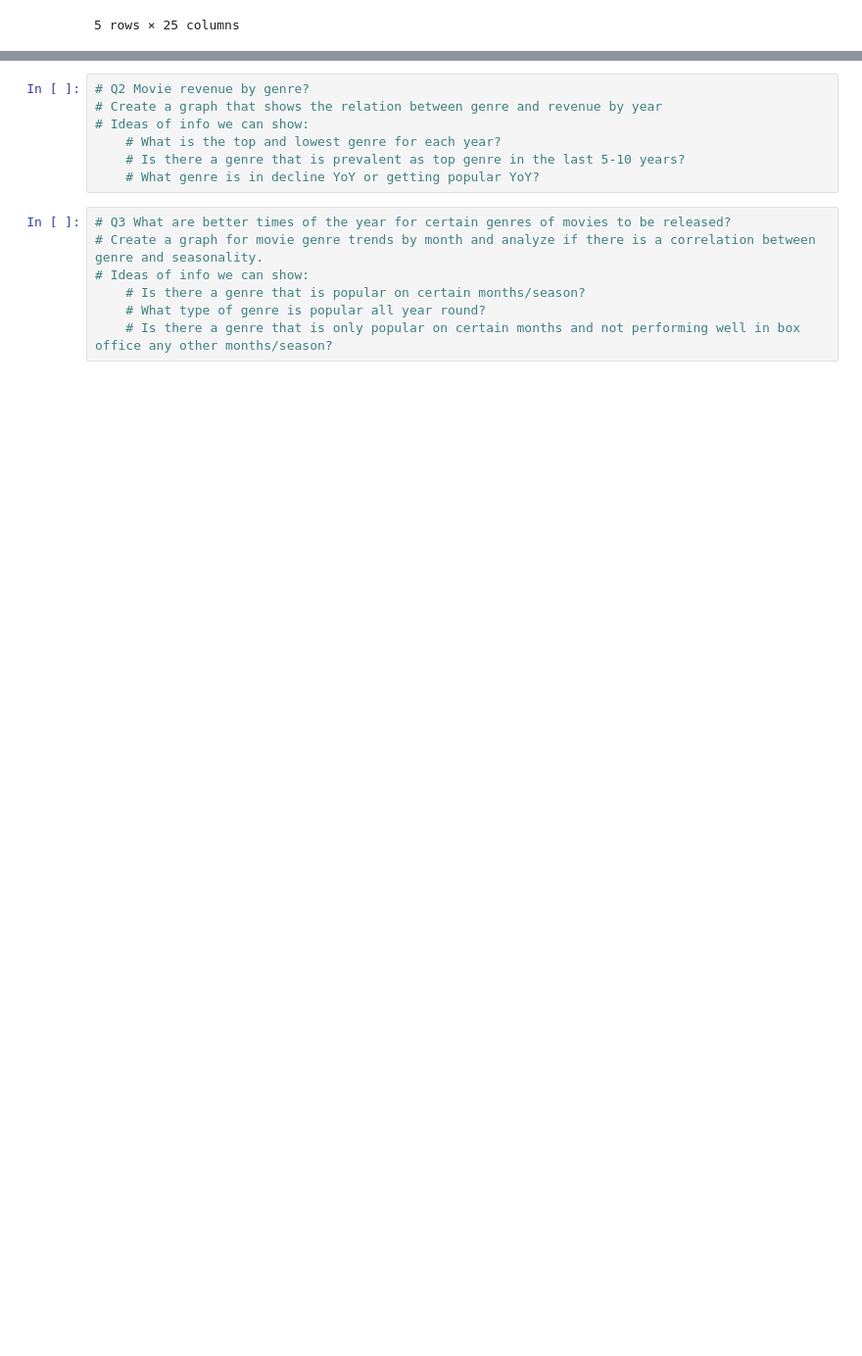
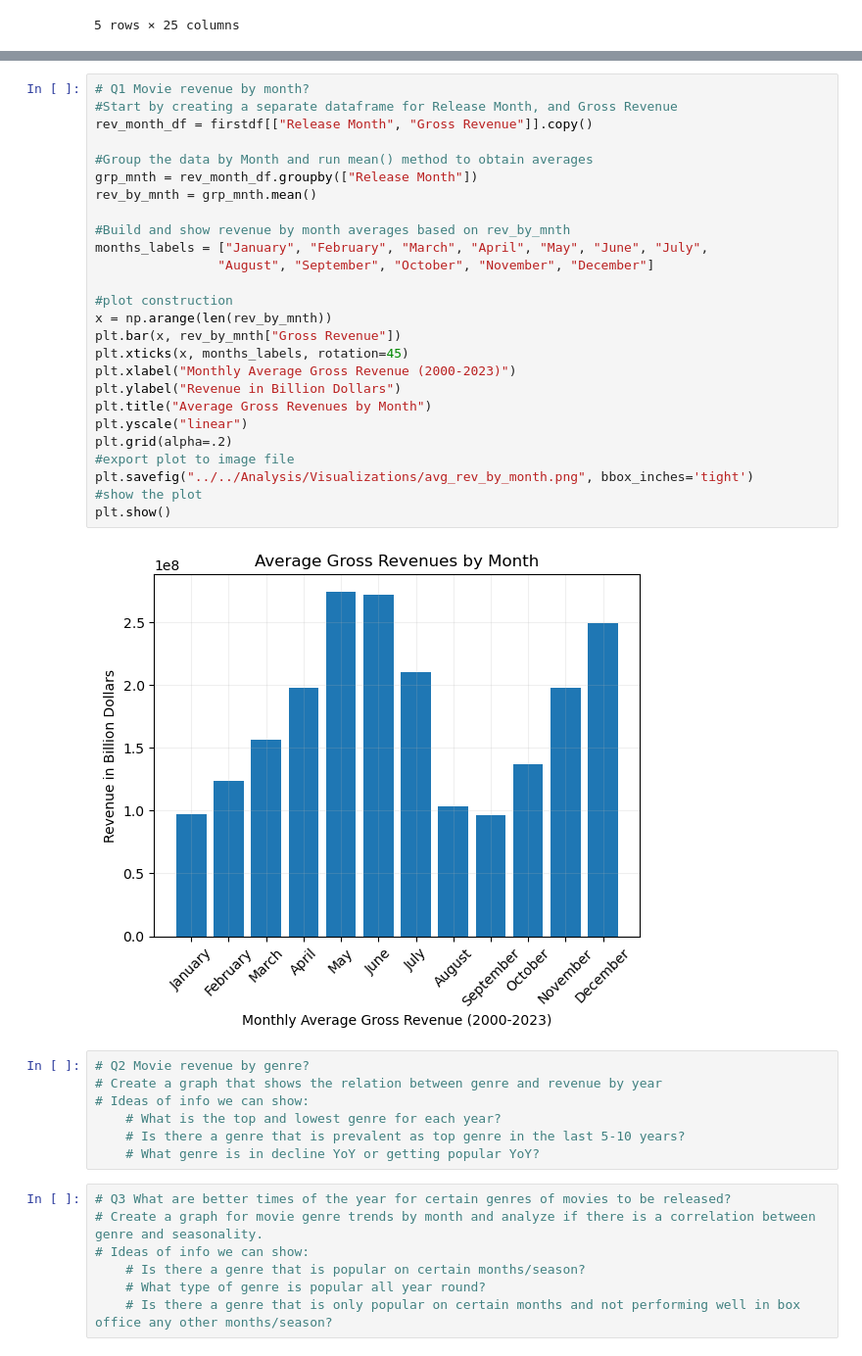
Before and after one commit to calirave/project1, a Jupyter notebook: Data Manipulation/Data Cleaning and Manipulation/Batch 1.ipynb, the cells around one changed output, grey strips where cells are left out. Shown at 98% size. Cells and saved outputs as stored; diff of their text form; blank space fills up the shorter version.

```diff
--- a/Data Manipulation/Data Cleaning and Manipulation/Batch 1.ipynb
+++ b/Data Manipulation/Data Cleaning and Manipulation/Batch 1.ipynb
@@ -24,3 +45,31 @@ firstdf.head(5)
+# %%
+# Q1 Movie revenue by month?
+#Start by creating a separate dataframe for Release Month, and Gross Revenue
+rev_month_df = firstdf[["Release Month", "Gross Revenue"]].copy()
+
+#Group the data by Month and run mean() method to obtain averages
+grp_mnth = rev_month_df.groupby(["Release Month"])
+rev_by_mnth = grp_mnth.mean()
+
+#Build and show revenue by month averages based on rev_by_mnth
+months_labels = ["January", "February", "March", "April", "May", "June", "July",
+                "August", "September", "October", "November", "December"]
+
+#plot construction
+x = np.arange(len(rev_by_mnth))
+plt.bar(x, rev_by_mnth["Gross Revenue"])
+plt.xticks(x, months_labels, rotation=45)
+plt.xlabel("Monthly Average Gross Revenue (2000-2023)")
+plt.ylabel("Revenue in Billion Dollars")
+plt.title("Average Gross Revenues by Month")
+plt.yscale("linear")
+plt.grid(alpha=.2)
+#export plot to image file
+plt.savefig("../../Analysis/Visualizations/avg_rev_by_month.png", bbox_inches='tight')
+#show the plot
+plt.show()
+# %% [output]
+[figure, added]
 # %%
 # Q2 Movie revenue by genre?
 # Create a graph that shows the relation between genre and revenue by year
```
Also changed, not shown: parts of 4 cells of this notebook, 1 other file.
